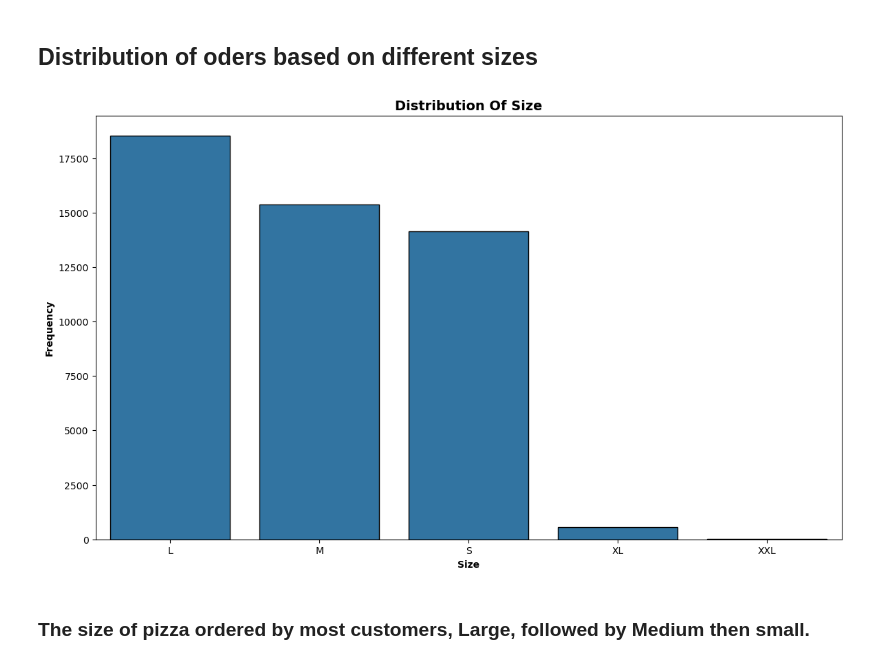
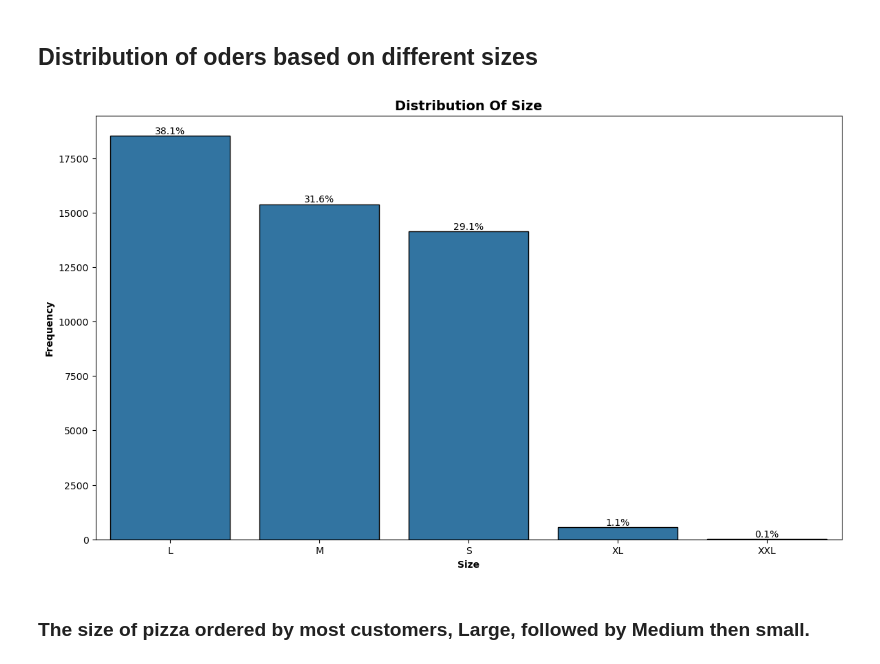
Before and after one commit to kelvinokumu/pizza_sales, a Jupyter notebook: Explanatory.ipynb, the cells around one changed output. Cells and saved outputs as stored; diff of their text form; code cells hidden in the pictures.

```diff
--- a/Explanatory.ipynb
+++ b/Explanatory.ipynb
@@ -225,8 +228,10 @@ CountPlots(data, 'month')
 # %% [markdown]
 ## Distribution of oders based on different sizes
-# %%
-CountPlots(data, 'size')
-# %% [output]
-[figure, removed]
+# %%
+# Example usage
+CountPlotsWithValues(data, 'size', value_type='percentage')
+plt.show()
+# %% [output]
+[figure, added]
 # %% [markdown]
 ### The size of pizza ordered by most customers, Large, followed by Medium then small.
```
Also changed, not shown: parts of 19 cells of this notebook, 1 other file.
